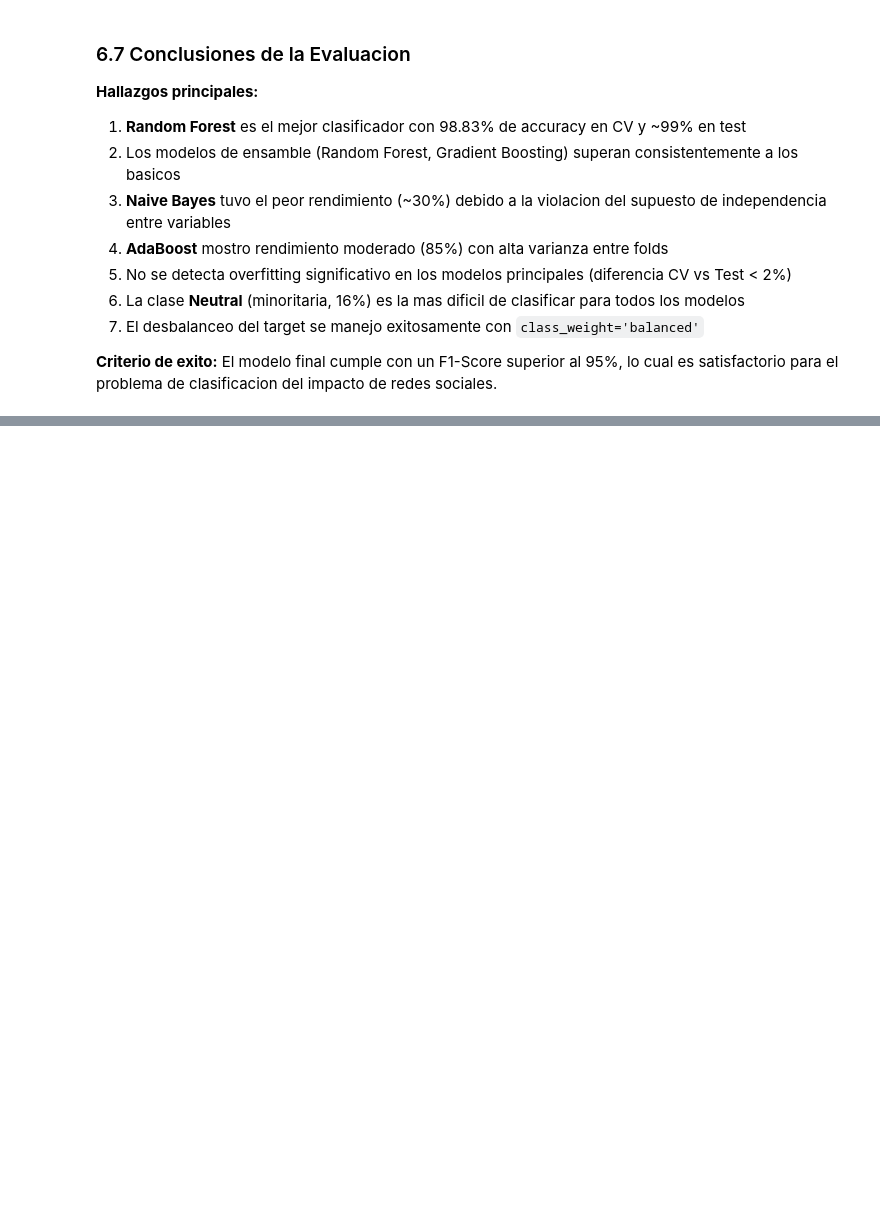
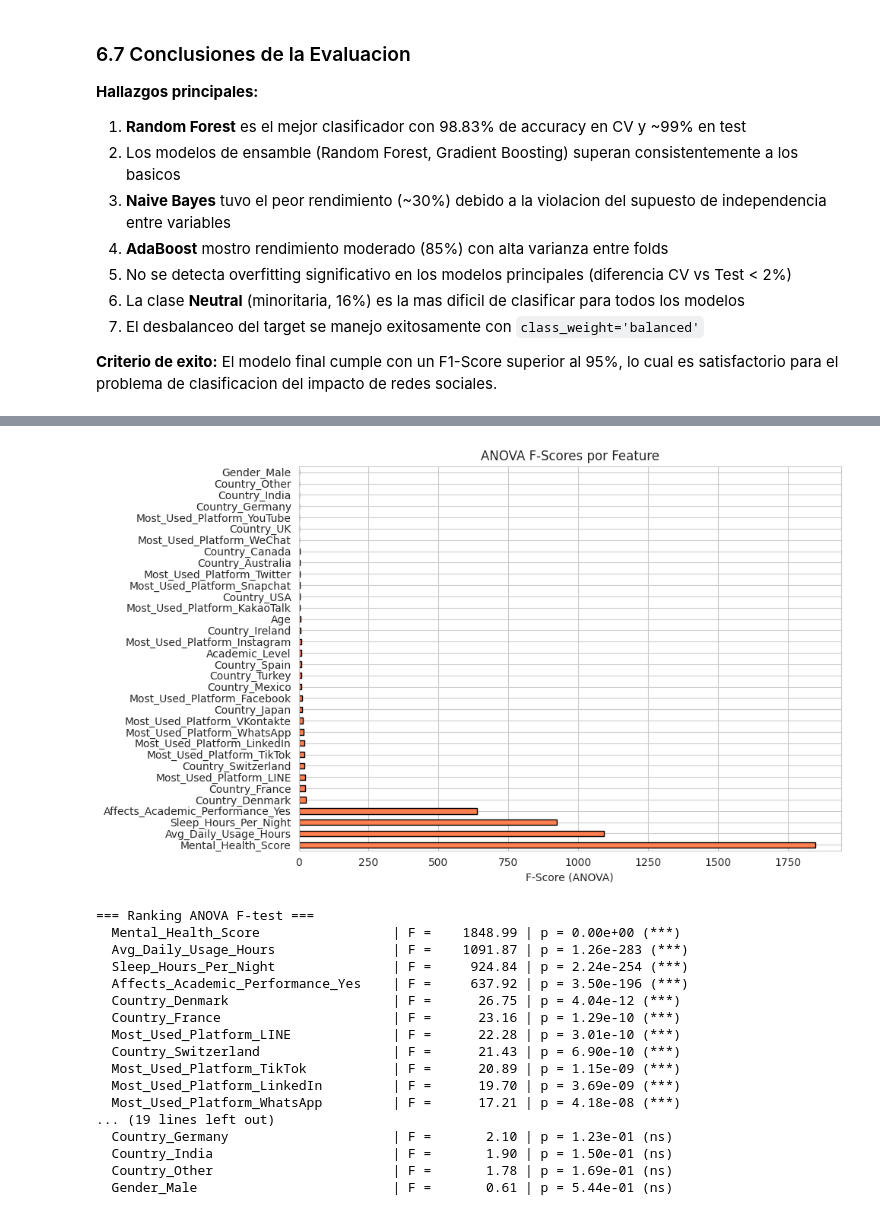
Before and after one commit to Camilov1814/MLClassifier, a Jupyter notebook: EDA_Preprocesamiento_Social_Media.ipynb, the cells around one changed output, grey strips where cells are left out. Saved outputs shown, nothing was run; the diff lists cells and outputs as text; code cells hidden in the pictures; blank space fills up the shorter version.

Commit message:
Agregar Feature Selection (6 metodos) y comparacion sin Mental_Health_Score

```diff
--- a/EDA_Preprocesamiento_Social_Media.ipynb
+++ b/EDA_Preprocesamiento_Social_Media.ipynb
@@ -1348,0 +1473,42 @@ Proyecto completado siguiendo la metodologia **CRISP-DM** (Fases 2 a 5):
+# %%
+# === SelectKBest: Scores ANOVA para todas las features ===
+skb_all = SelectKBest(score_func=f_classif, k='all')
+skb_all.fit(X_train_df, y_train)
+
+# Crear ranking
+anova_scores = pd.Series(skb_all.scores_, index=feature_names_clean).sort_values(ascending=False)
+anova_pvalues = pd.Series(skb_all.pvalues_, index=feature_names_clean)
+
+# Visualizar scores
+fig, ax = plt.subplots(figsize=(10, 6))
+anova_scores.plot(kind='barh', ax=ax, color='coral', edgecolor='black')
+ax.set_xlabel('F-Score (ANOVA)')
+ax.set_title('ANOVA F-Scores por Feature')
+plt.tight_layout()
+plt.show()
+
+# Mostrar tabla con p-values
+print("=== Ranking ANOVA F-test ===")
+for feat in anova_scores.index:
+    pv = anova_pvalues[feat]
+    sig = "***" if pv < 0.001 else "**" if pv < 0.01 else "*" if pv < 0.05 else "ns"
+    print(f"  {feat:35s} | F = {anova_scores[feat]:10.2f} | p = {pv:.2e} ({sig})")
+# %% [output]
+[figure, added]
+=== Ranking ANOVA F-test ===
+  Mental_Health_Score                 | F =    1848.99 | p = 0.00e+00 (***)
+  Avg_Daily_Usage_Hours               | F =    1091.87 | p = 1.26e-283 (***)
+  Sleep_Hours_Per_Night               | F =     924.84 | p = 2.24e-254 (***)
+  Affects_Academic_Performance_Yes    | F =     637.92 | p = 3.50e-196 (***)
+  Country_Denmark                     | F =      26.75 | p = 4.04e-12 (***)
+  Country_France                      | F =      23.16 | p = 1.29e-10 (***)
+  Most_Used_Platform_LINE             | F =      22.28 | p = 3.01e-10 (***)
+  Country_Switzerland                 | F =      21.43 | p = 6.90e-10 (***)
+  Most_Used_Platform_TikTok           | F =      20.89 | p = 1.15e-09 (***)
+  Most_Used_Platform_LinkedIn         | F =      19.70 | p = 3.69e-09 (***)
+  Most_Used_Platform_WhatsApp         | F =      17.21 | p = 4.18e-08 (***)
+... (19 lines left out)
+  Country_Germany                     | F =       2.10 | p = 1.23e-01 (ns)
+  Country_India                       | F =       1.90 | p = 1.50e-01 (ns)
+  Country_Other                       | F =       1.78 | p = 1.69e-01 (ns)
+  Gender_Male                         | F =       0.61 | p = 5.44e-01 (ns)
```
Also changed, not shown: parts of 63 cells of this notebook.
